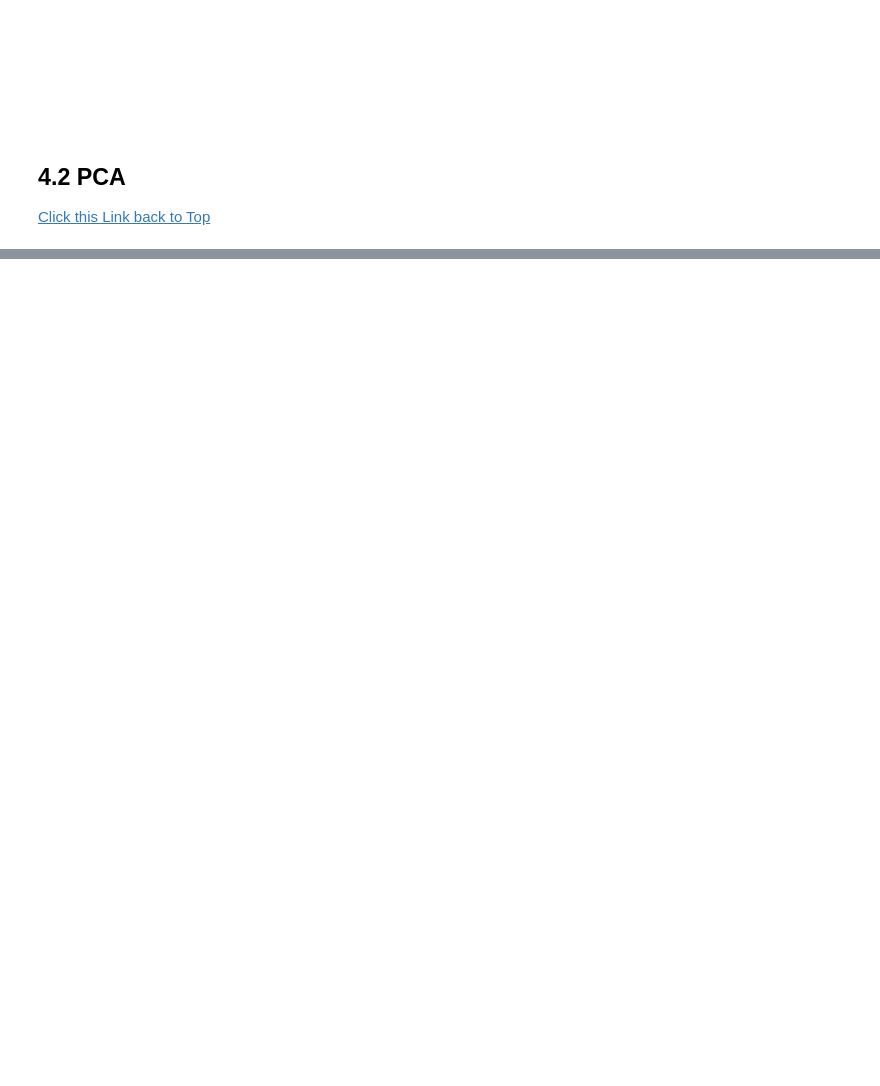
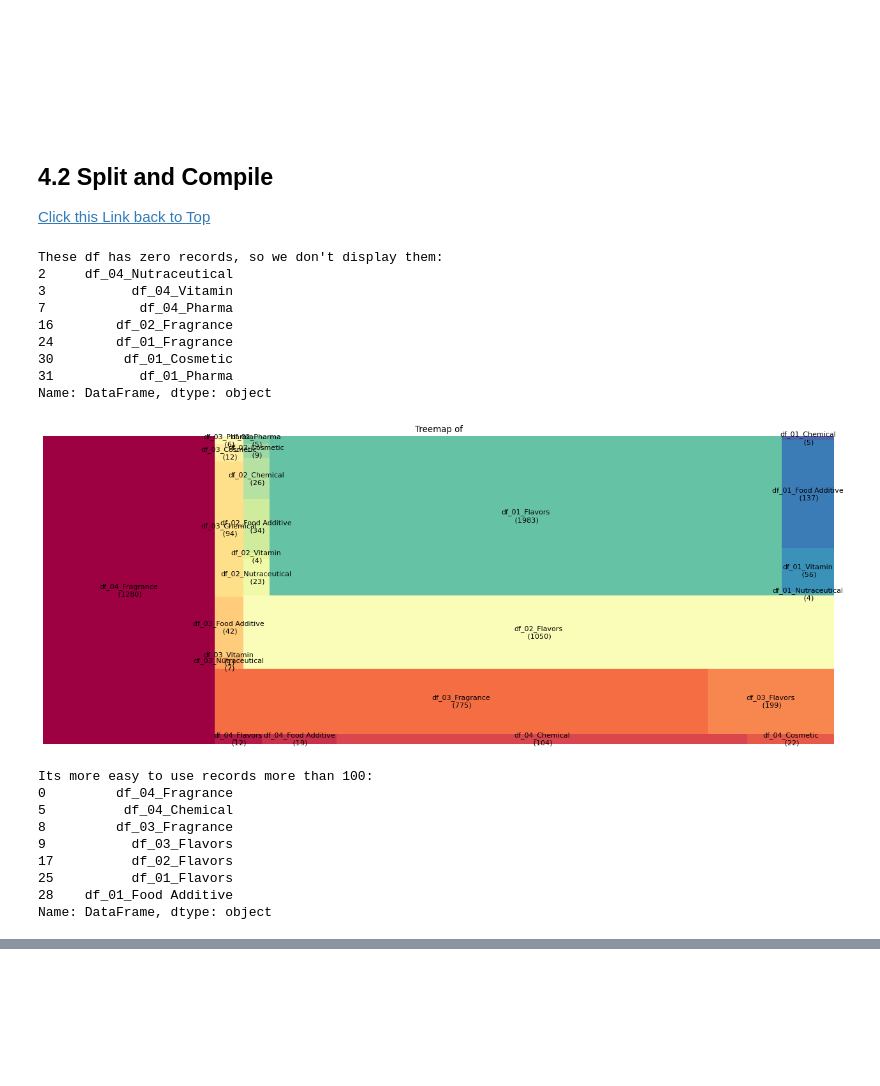
Before and after one commit to L3P3titPrince/Spray_Weather_Forecast, a Jupyter notebook: 21_Weather.ipynb, the cells around one changed output, grey strips where cells are left out. Drawn from its saved outputs; the diff is of its cells as text; code cells hidden in the pictures; blank space fills up the shorter version.

```diff
--- a/21_Weather.ipynb
+++ b/21_Weather.ipynb
@@ -1228,5 +1346,5 @@ class FeatureEngineer(HyperParamters):
 # %% [markdown]
 <br>
 # %% [markdown]
-## <a id="4.2 PCA">4.2 PCA</a>
+## <a id="4.2 Split and Compile">4.2 Split and Compile</a>
 <a href="#2.Table of Contents">Click this Link back to Top</a>
@@ -1232,0 +1431,23 @@ class FeatureEngineer(HyperParamters):
+# %%
+class_nn = NNPreProcess()
+dict_df, df_pie = class_nn.split_df(df_prod_nj)
+# %% [output]
+These df has zero records, so we don't display them:
+2     df_04_Nutraceutical
+3           df_04_Vitamin
+7            df_04_Pharma
+16        df_02_Fragrance
+24        df_01_Fragrance
+30         df_01_Cosmetic
+31           df_01_Pharma
+Name: DataFrame, dtype: object
+[figure, added]
+Its more easy to use records more than 100:
+0         df_04_Fragrance
+5          df_04_Chemical
+8         df_03_Fragrance
+9           df_03_Flavors
+17          df_02_Flavors
+25          df_01_Flavors
+28    df_01_Food Additive
+Name: DataFrame, dtype: object
```
Also changed, not shown: parts of 249 cells of this notebook.
